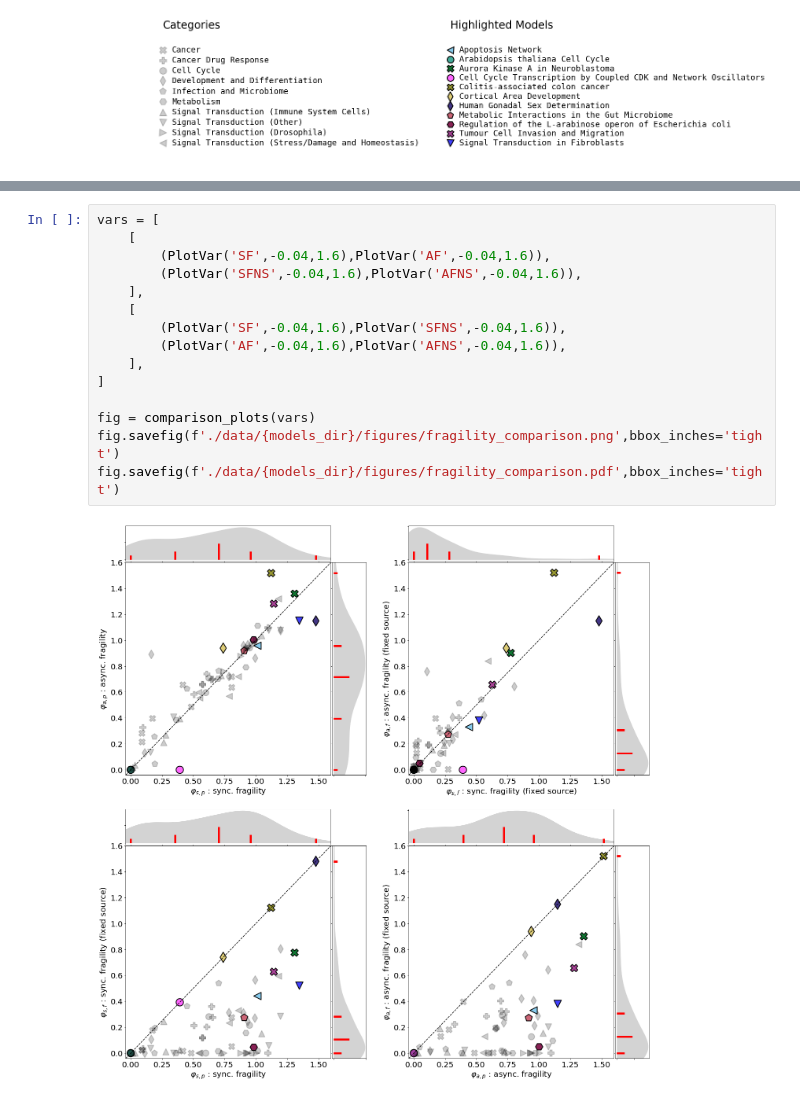
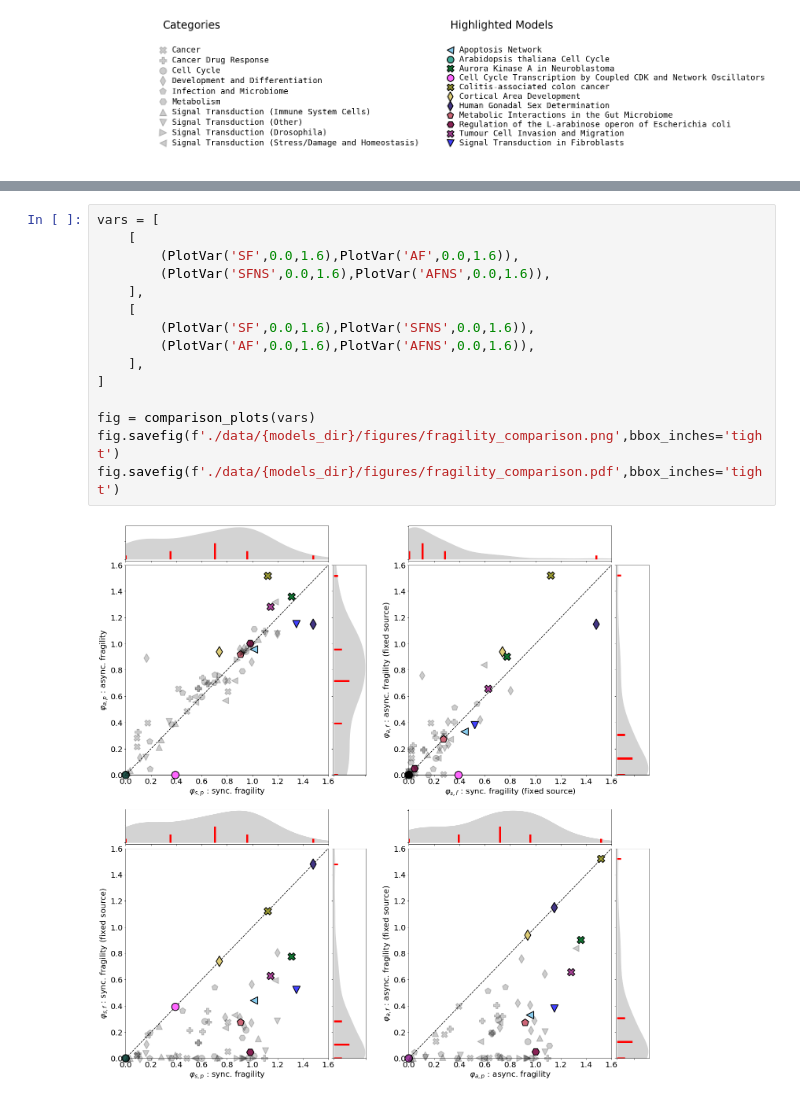
Before and after one commit to kyuhyongpark/cubewalkers-analysis, a Jupyter notebook: perturbation_output_analysis.ipynb, the cells around one changed output, grey strips where cells are left out. Drawn from its saved outputs; the diff is of its cells as text.

```diff
--- a/perturbation_output_analysis.ipynb
+++ b/perturbation_output_analysis.ipynb
@@ -347,20 +445,20 @@ fig.savefig(f'./data/{models_dir}/figures/Derrida_comparison.pdf',bbox_inches='t
 # %%
 vars = [
     [
-        (PlotVar('SF',-0.04,1.6),PlotVar('AF',-0.04,1.6)),
-        (PlotVar('SFNS',-0.04,1.6),PlotVar('AFNS',-0.04,1.6)),
+        (PlotVar('SF',0.0,1.6),PlotVar('AF',0.0,1.6)),
+        (PlotVar('SFNS',0.0,1.6),PlotVar('AFNS',0.0,1.6)),
     ],
     [
-        (PlotVar('SF',-0.04,1.6),PlotVar('SFNS',-0.04,1.6)),
-        (PlotVar('AF',-0.04,1.6),PlotVar('AFNS',-0.04,1.6)),
+        (PlotVar('SF',0.0,1.6),PlotVar('SFNS',0.0,1.6)),
+        (PlotVar('AF',0.0,1.6),PlotVar('AFNS',0.0,1.6)),
     ],
 ]
 
 fig = comparison_plots(vars)
 fig.savefig(f'./data/{models_dir}/figures/fragility_comparison.png',bbox_inches='tight')
 fig.savefig(f'./data/{models_dir}/figures/fragility_comparison.pdf',bbox_inches='tight')
 # %% [output]
-[figure, old version]
+[figure, new version]
 # %%
 vars = [
     [
```
Also changed, not shown: parts of 15 cells of this notebook, 23 other files.
